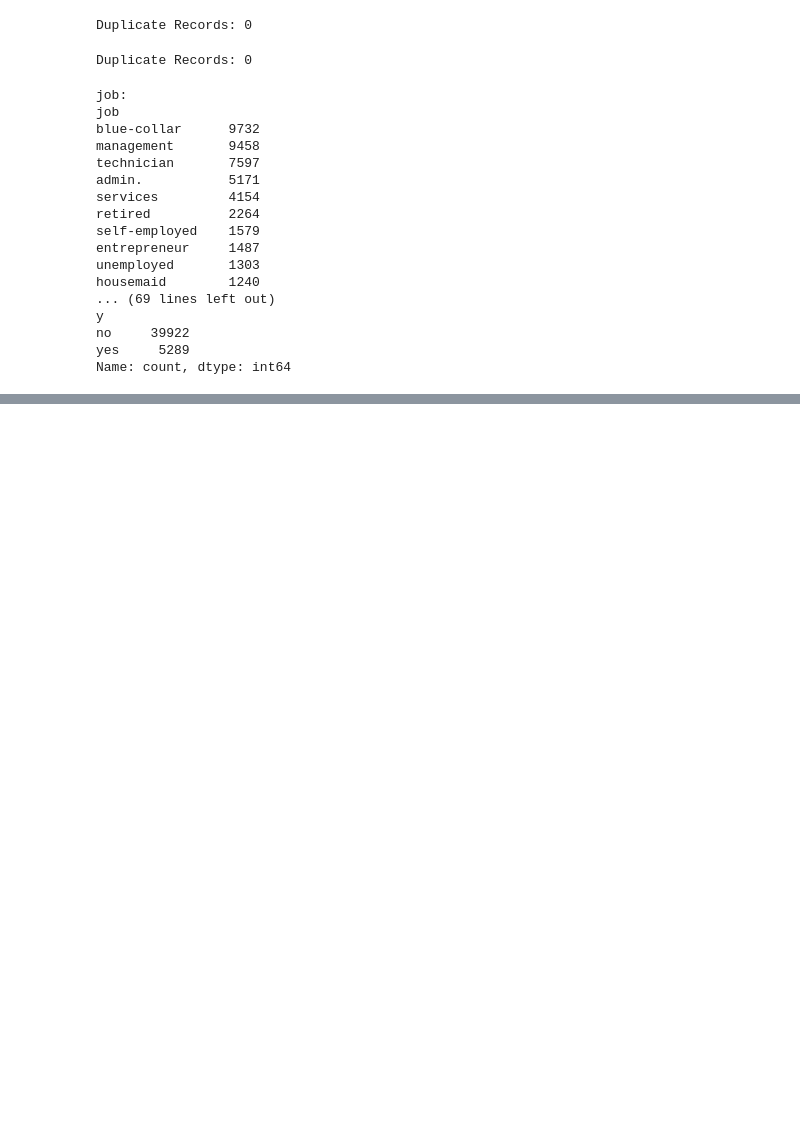
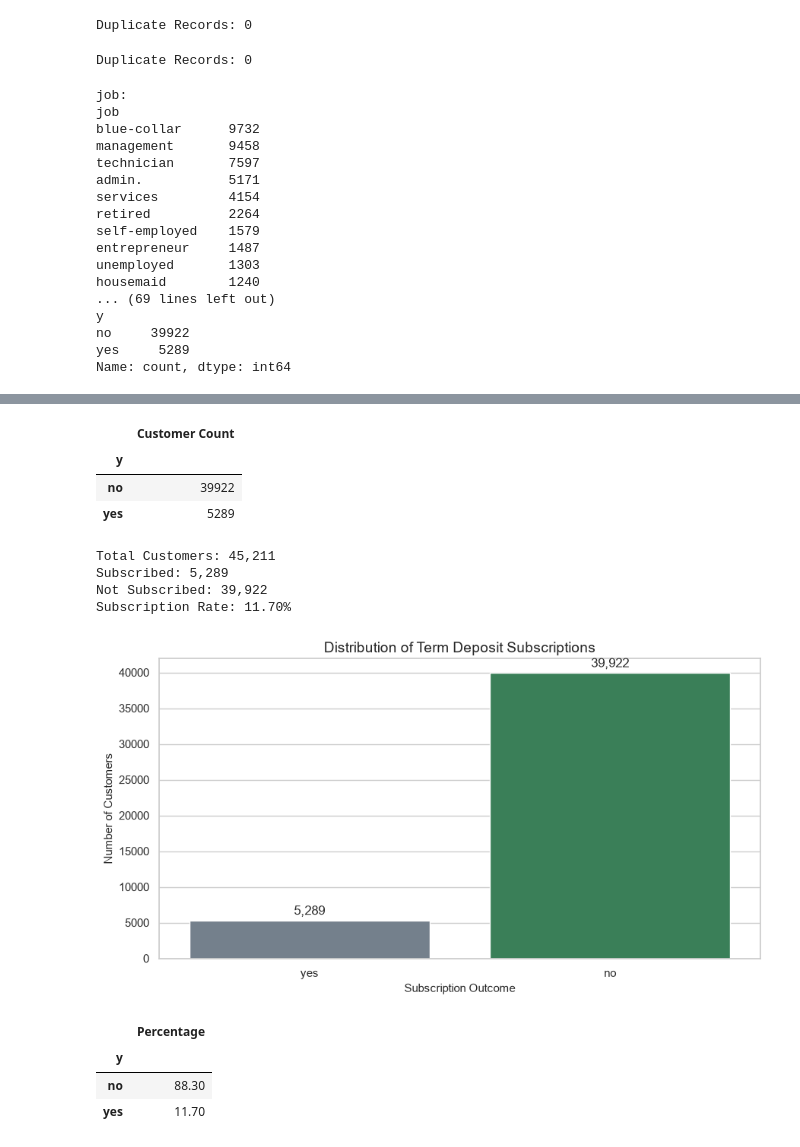
Before and after one commit to bugkushal/BankMarketing, a Jupyter notebook: notebooks/bank_marketing_anlaysis.ipynb, the cells around one changed output, grey strips where cells are left out. Drawn from its saved outputs; the diff is of its cells as text; code cells hidden in the pictures; blank space fills up the shorter version.

```diff
--- a/notebooks/bank_marketing_anlaysis.ipynb
+++ b/notebooks/bank_marketing_anlaysis.ipynb
@@ -220,0 +227,7 @@ Name: count, dtype: int64
+# %%
+# Create a working copy
+df_clean = df.copy()
+
+# Verify dimensions
+print("Original Dataset:", df.shape)
+print("Working Dataset:", df_clean.shape)
@@ -220,0 +304,63 @@ Name: count, dtype: int64
+# %%
+# Subscription distribution
+subscription_counts = df_clean['y'].value_counts()
+
+display(subscription_counts.to_frame(name='Customer Count'))
+# %% [output]
+|  | Customer Count |
+| y |  |
+| no | 39922 |
+| yes | 5289 |
+# %%
+total_customers = len(df_clean)
+
+subscribed = (df_clean['y'] == 'yes').sum()
+not_subscribed = (df_clean['y'] == 'no').sum()
+
+conversion_rate = (subscribed / total_customers) * 100
+
+print(f"Total Customers: {total_customers:,}")
+print(f"Subscribed: {subscribed:,}")
+print(f"Not Subscribed: {not_subscribed:,}")
+print(f"Subscription Rate: {conversion_rate:.2f}%")
+# %% [output]
+Total Customers: 45,211
+Subscribed: 5,289
+Not Subscribed: 39,922
+Subscription Rate: 11.70%
+# %%
+plt.figure(figsize=(9, 5))
+
+ax = sns.countplot(
+    data=df_clean,
+    x='y',
+    hue='y',
+    order=['yes', 'no'],
+    palette=['#2E8B57', '#708090'],
+    legend=False
+)
+
+plt.title('Distribution of Term Deposit Subscriptions')
+plt.xlabel('Subscription Outcome')
+plt.ylabel('Number of Customers')
+
+for container in ax.containers:
+    ax.bar_label(container, fmt='{:,.0f}', padding=3)
+
+plt.tight_layout()
+plt.show()
+# %% [output]
+[figure, added]
+# %%
+subscription_rate = (
+    df_clean.groupby('y').size() / total_customers * 100
+)
+
+display(
+    subscription_rate.rename('Percentage').to_frame()
+)
+# %% [output]
+|  | Percentage |
+| y |  |
+| no | 88.30 |
+| yes | 11.70 |
```
Also changed, not shown: parts of 14 cells of this notebook.
